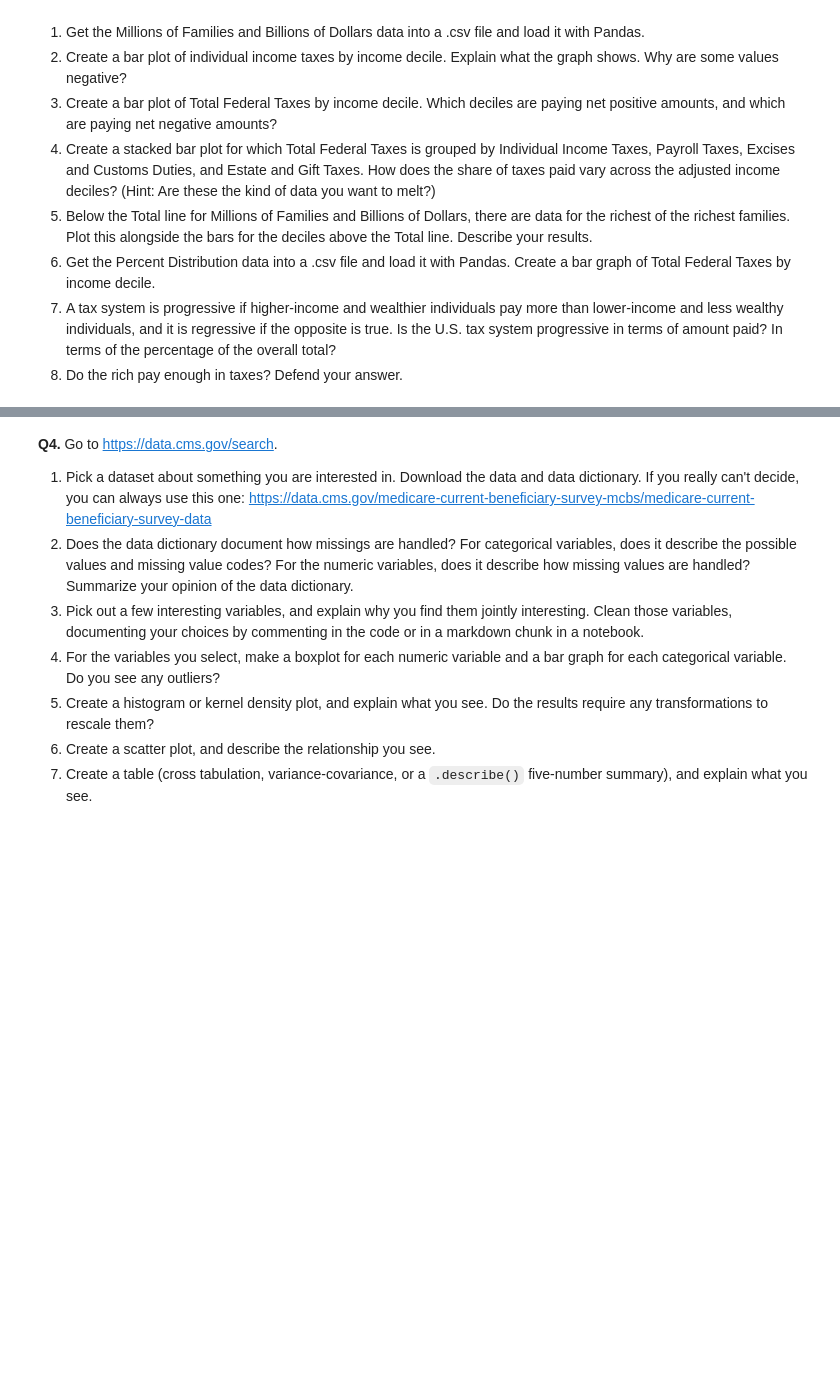
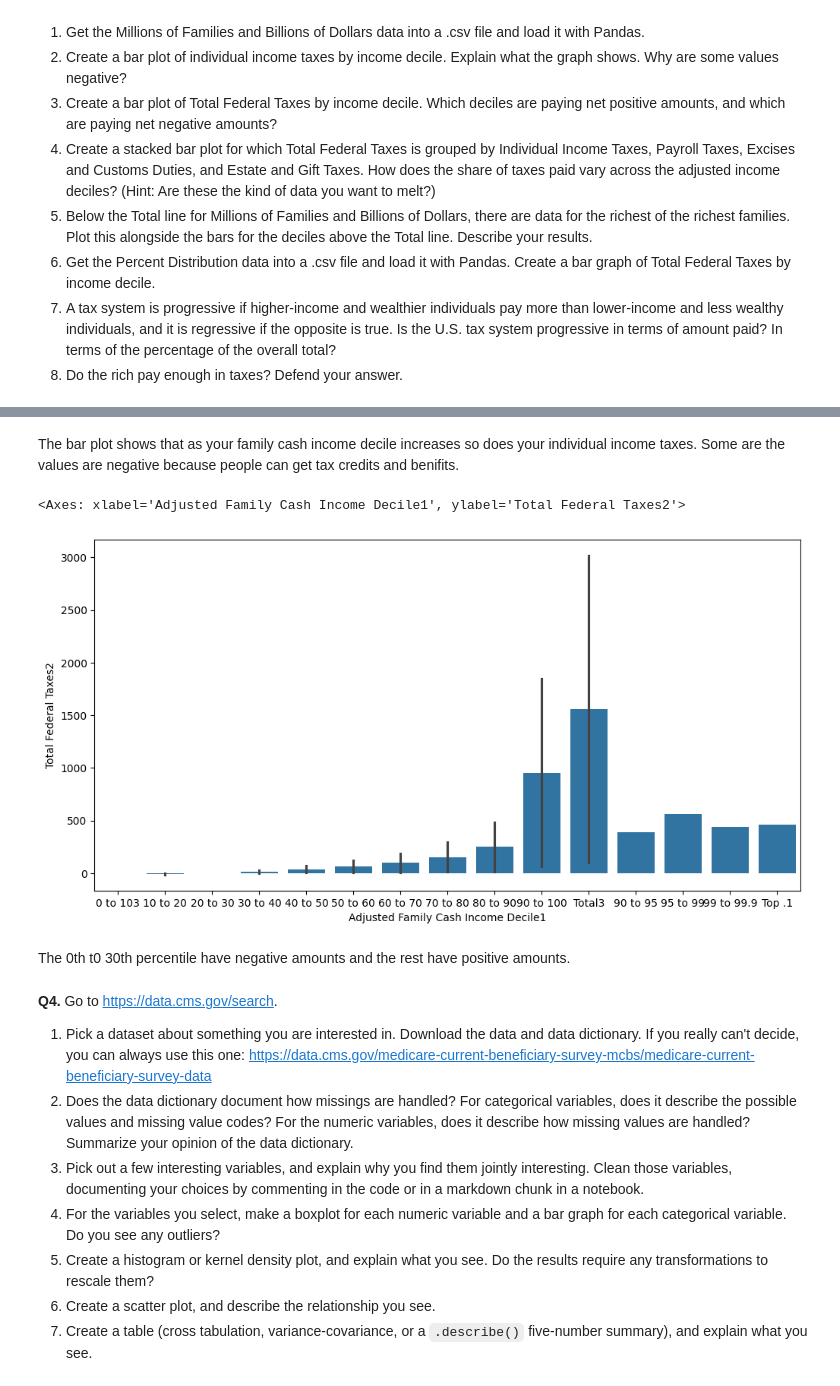
Before and after one commit to EBaner/visualization, a Jupyter notebook: assignment/assignment.ipynb, the cells around one changed output, grey strips where cells are left out. Saved outputs shown, nothing was run; the diff lists cells and outputs as text; code cells hidden in the pictures; blank space fills up the shorter version.

```diff
--- a/assignment/assignment.ipynb
+++ b/assignment/assignment.ipynb
@@ -386,4 +372,6 @@ df.head(20)
 # %%
+plt.figure(figsize=(12, 6))
+df = df.iloc[:27]
 sns.barplot(data=df,x='Adjusted Family Cash Income Decile1', y='Individual Income Taxes')
 # %% [output]
 <Axes: xlabel='Adjusted Family Cash Income Decile1', ylabel='Individual Income Taxes'>
@@ -391,3 +379,14 @@ sns.barplot(data=df,x='Adjusted Family Cash Income Decile1', y='Individual Incom
+# %% [markdown]
+The bar plot shows that as your family cash income decile increases so does your individual income taxes. Some are the values are negative because people can get tax credits and benifits.
+# %%
+df = df.iloc[:27]
+plt.figure(figsize=(12, 6))
+sns.barplot(data=df,x='Adjusted Family Cash Income Decile1', y='Total Federal Taxes2')
+# %% [output]
+<Axes: xlabel='Adjusted Family Cash Income Decile1', ylabel='Total Federal Taxes2'>
+[figure, added]
+# %% [markdown]
+The 0th t0 30th percentile have negative amounts and the rest have positive amounts.
 # %% [markdown]
 **Q4.** Go to https://data.cms.gov/search.
 1. Pick a dataset about something you are interested in. Download the data and data dictionary. If you really can't decide, you can always use this one: https://data.cms.gov/medicare-current-beneficiary-survey-mcbs/medicare-current-beneficiary-survey-data
```
Also changed, not shown: parts of 3 cells of this notebook.
